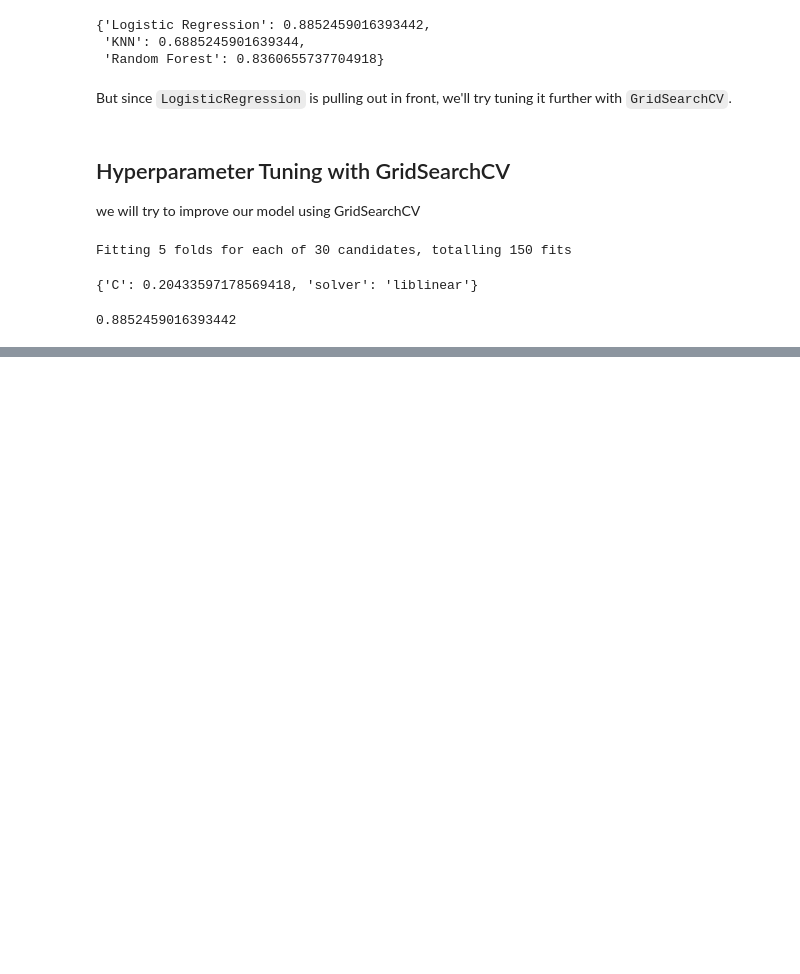
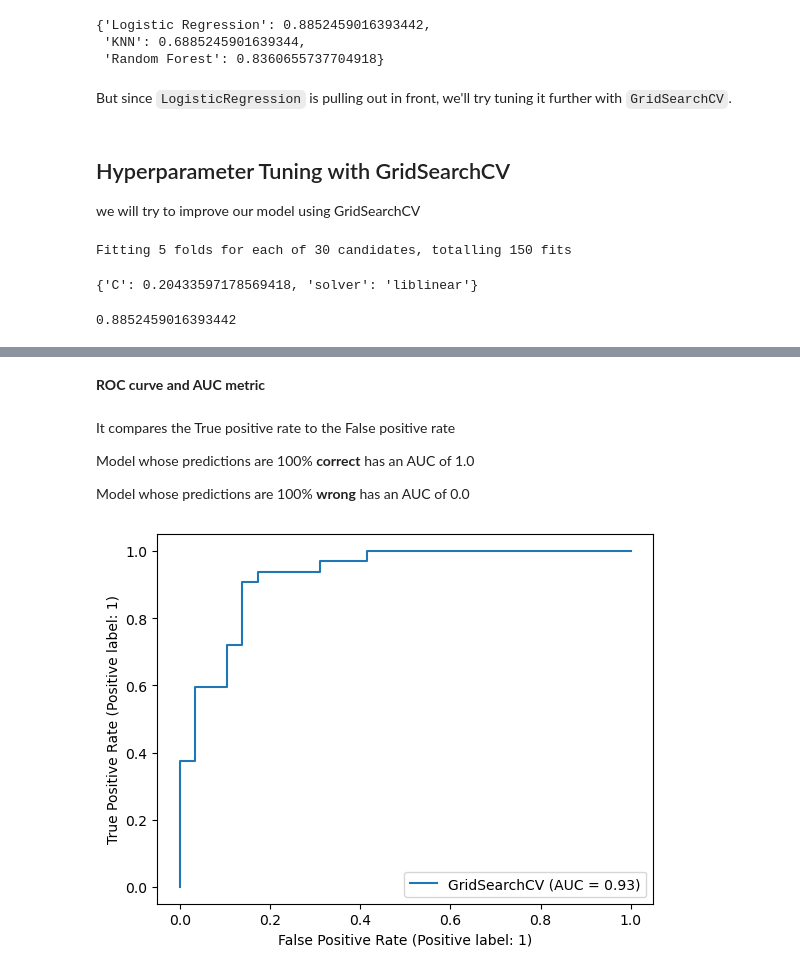
Before and after one commit to kunalprakash1309/heart-disease-prediction, a Jupyter notebook: heart-disease-prediction.ipynb, the cells around one changed output, grey strips where cells are left out. Cells and saved outputs as stored; diff of their text form; code cells hidden in the pictures; blank space fills up the shorter version.

Commit message:
Evaluted our model using different metrics

```diff
--- a/heart-disease-prediction.ipynb
+++ b/heart-disease-prediction.ipynb
@@ -711,0 +747,14 @@ gs_log_reg.score(X_test, y_test)
+# %% [markdown]
+**ROC curve and AUC metric**
+# %% [markdown]
+It compares the True positive rate to the False positive rate
+
+Model whose predictions are 100% **correct** has an AUC of 1.0
+
+Model whose predictions are 100% **wrong** has an AUC of 0.0
+# %%
+RocCurveDisplay.from_estimator(estimator=gs_log_reg,
+                              X=X_test,
+                              y=y_test);
+# %% [output]
+[figure, added]
```
Also changed, not shown: parts of 37 cells of this notebook.
